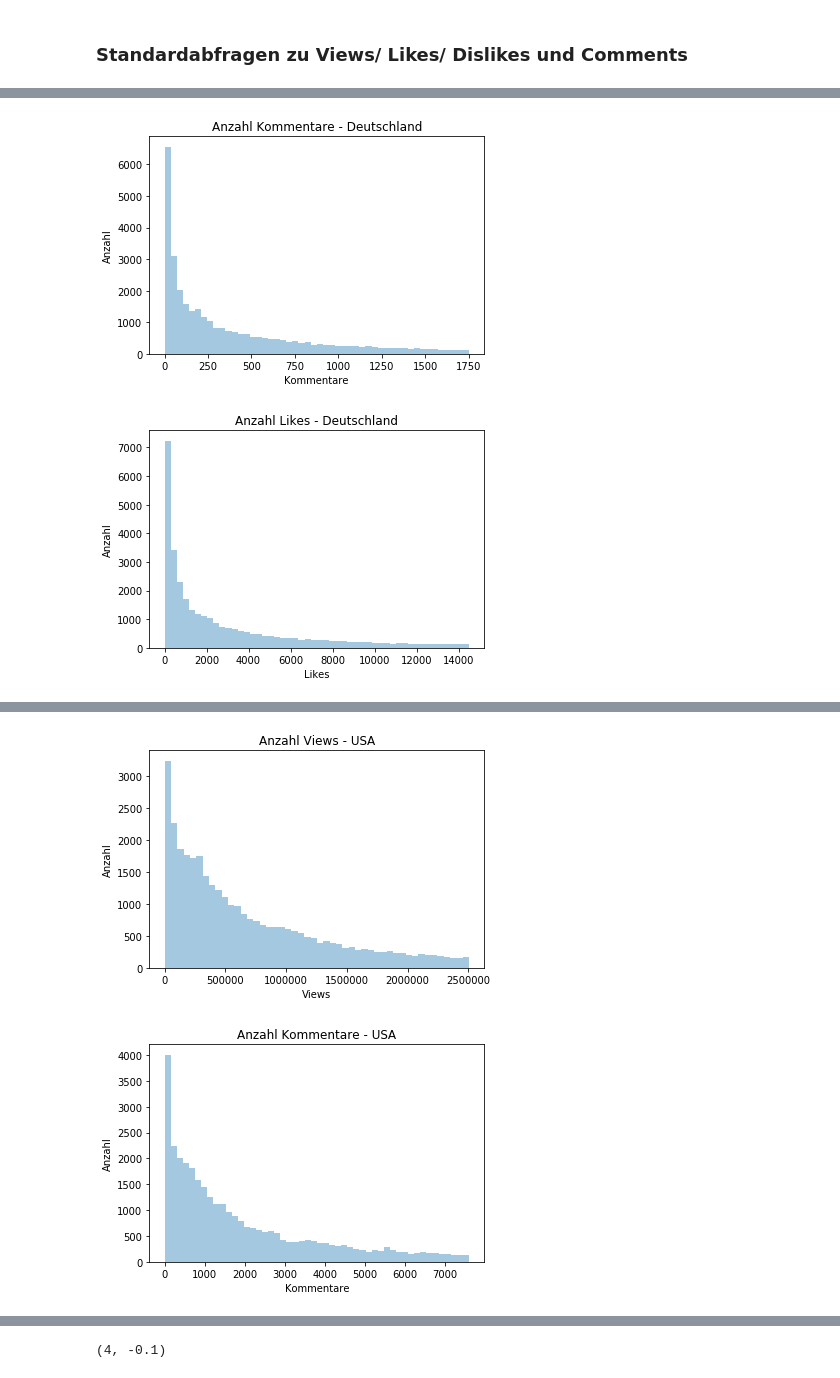
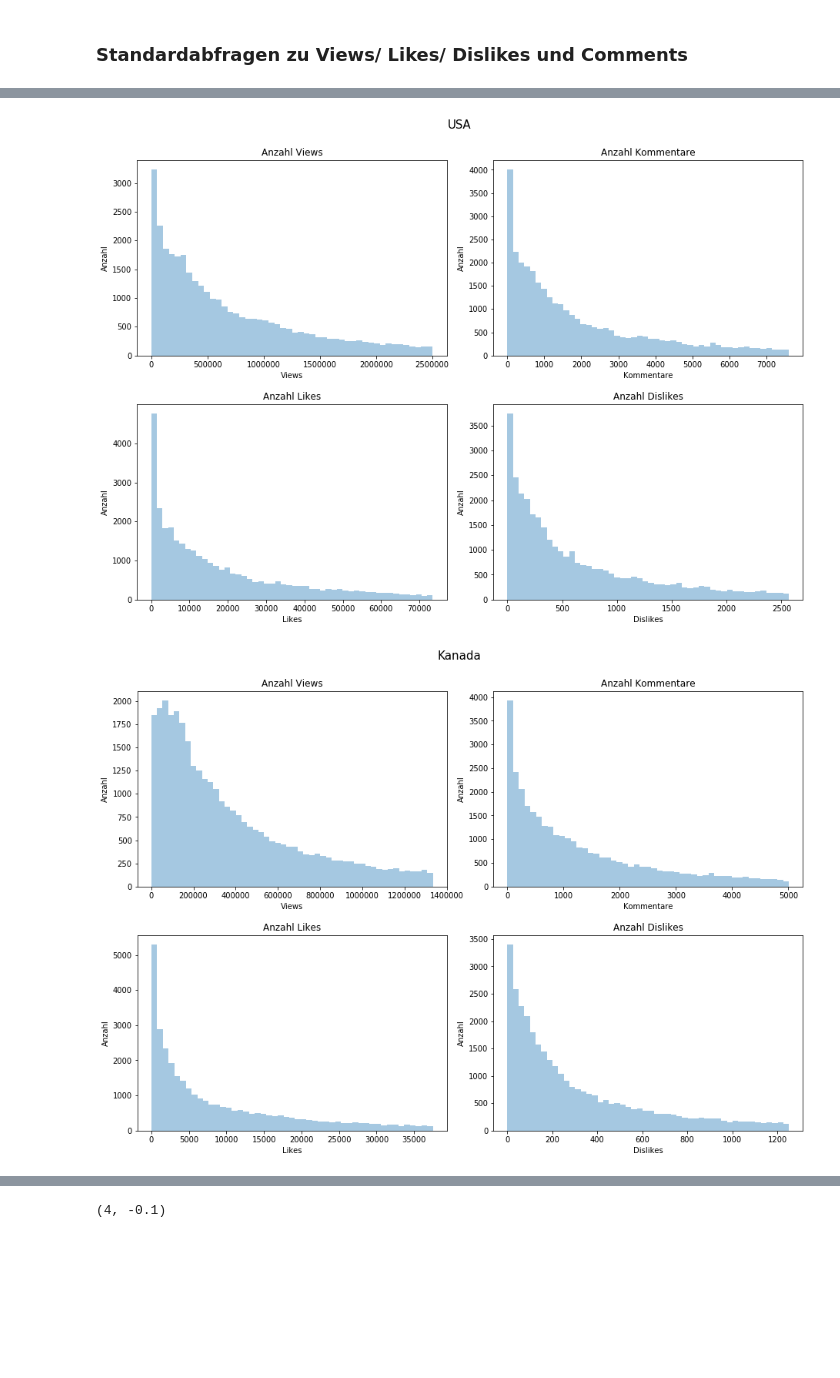
Before and after one commit to michipong/YoutubeDataMining, a Jupyter notebook: YoutubeAnalyse.ipynb, the cells around one changed output, grey strips where cells are left out. Drawn from its saved outputs; the diff is of its cells as text; code cells hidden in the pictures; blank space fills up the shorter version.

```diff
--- a/YoutubeAnalyse.ipynb
+++ b/YoutubeAnalyse.ipynb
@@ -89,36 +89,40 @@ alle_videos=pd.concat(frames)
 alle_dateien=[de_videos,us_videos,ka_videos,gb_videos]
 for verarbeitungs_daten in alle_dateien:
 
-    f,ax1=plt.subplots()
+    fig=plt.figure()
+    fig.suptitle(verarbeitungs_daten['country'][0],y=0.95,fontsize=15)
+    fig.subplots_adjust(hspace=0.25,wspace=0.15)
+    fig.set_size_inches(15.5, 10.5)
+
+    ax=fig.add_subplot(2,2,1)
     column='views'
     anzeige_daten = verarbeitungs_daten[verarbeitungs_daten[column]<
                     (verarbeitungs_daten[column].quantile(0.75)+(verarbeitungs_daten[column].quantile(0.5)))][column]
-    sns.distplot(anzeige_daten,kde=False,ax=ax1).set_title('Anzahl Views - '+verarbeitungs_daten['country'][0])
-    ax1.set_xlabel('Views')
-    ax1.set_ylabel('Anzahl')
+    sns.distplot(anzeige_daten,kde=False,ax=ax).set_title('Anzahl Views')
+    ax.set_xlabel('Views')
+    ax.set_ylabel('Anzahl')
 
-
-    f,ax1=plt.subplots()
+    ax=fig.add_subplot(2,2,2)
     column='comment_count'
     anzeige_daten = verarbeitungs_daten[verarbeitungs_daten[column]<
                     (verarbeitungs_daten[column].quantile(0.75)+(verarbeitungs_daten[column].quantile(0.5)))][column]
-    sns.distplot(anzeige_daten,kde=False,ax=ax1).set_title('Anzahl Kommentare - '+verarbeitungs_daten['country'][0])
-    ax1.set_xlabel('Kommentare')
-    ax1.set_ylabel('Anzahl')
+    sns.distplot(anzeige_daten,kde=False,ax=ax).set_title('Anzahl Kommentare')
+    ax.set_xlabel('Kommentare')
+    ax.set_ylabel('Anzahl')
 
-    f,ax1=plt.subplots()
+    ax=fig.add_subplot(2,2,3)
     column='likes'
     anzeige_daten = verarbeitungs_daten[verarbeitungs_daten[column]<
                     (verarbeitungs_daten[column].quantile(0.75)+(verarbeitungs_daten[column].quantile(0.5)))][column]
-    sns.distplot(anzeige_daten,kde=False,ax=ax1).set_title('Anzahl Likes - '+verarbeitungs_daten['country'][0])
-    ax1.set_xlabel('Likes')
-    ax1.set_ylabel('Anzahl')
+    sns.distplot(anzeige_daten,kde=False,ax=ax).set_title('Anzahl Likes')
+    ax.set_xlabel('Likes')
+    ax.set_ylabel('Anzahl')
 
-    f,ax1=plt.subplots()
+    ax=fig.add_subplot(2,2,4)
     column='dislikes'
     anzeige_daten = verarbeitungs_daten[verarbeitungs_daten[column]<
                     (verarbeitungs_daten[column].quantile(0.75)+(verarbeitungs_daten[column].quantile(0.5)))][column]
-    sns.distplot(anzeige_daten,kde=False,ax=ax1).set_title('Anzahl dislikes - '+verarbeitungs_daten['country'][0])
-    ax1.set_xlabel('Dislikes')
-    ax1.set_ylabel('Anzahl')
+    sns.distplot(anzeige_daten,kde=False,ax=ax).set_title('Anzahl Dislikes')
+    ax.set_xlabel('Dislikes')
+    ax.set_ylabel('Anzahl')
 # %% [output]
@@ -126,2 +130,2 @@ for verarbeitungs_daten in alle_dateien:
-[figure, old version]
+[figure, new version]
-[figure, old version]
+[figure, new version]
@@ -129,2 +132,0 @@ for verarbeitungs_daten in alle_dateien:
-[figure, removed]
-[figure, removed]
```
Also changed, not shown: parts of 1 cell of this notebook.
